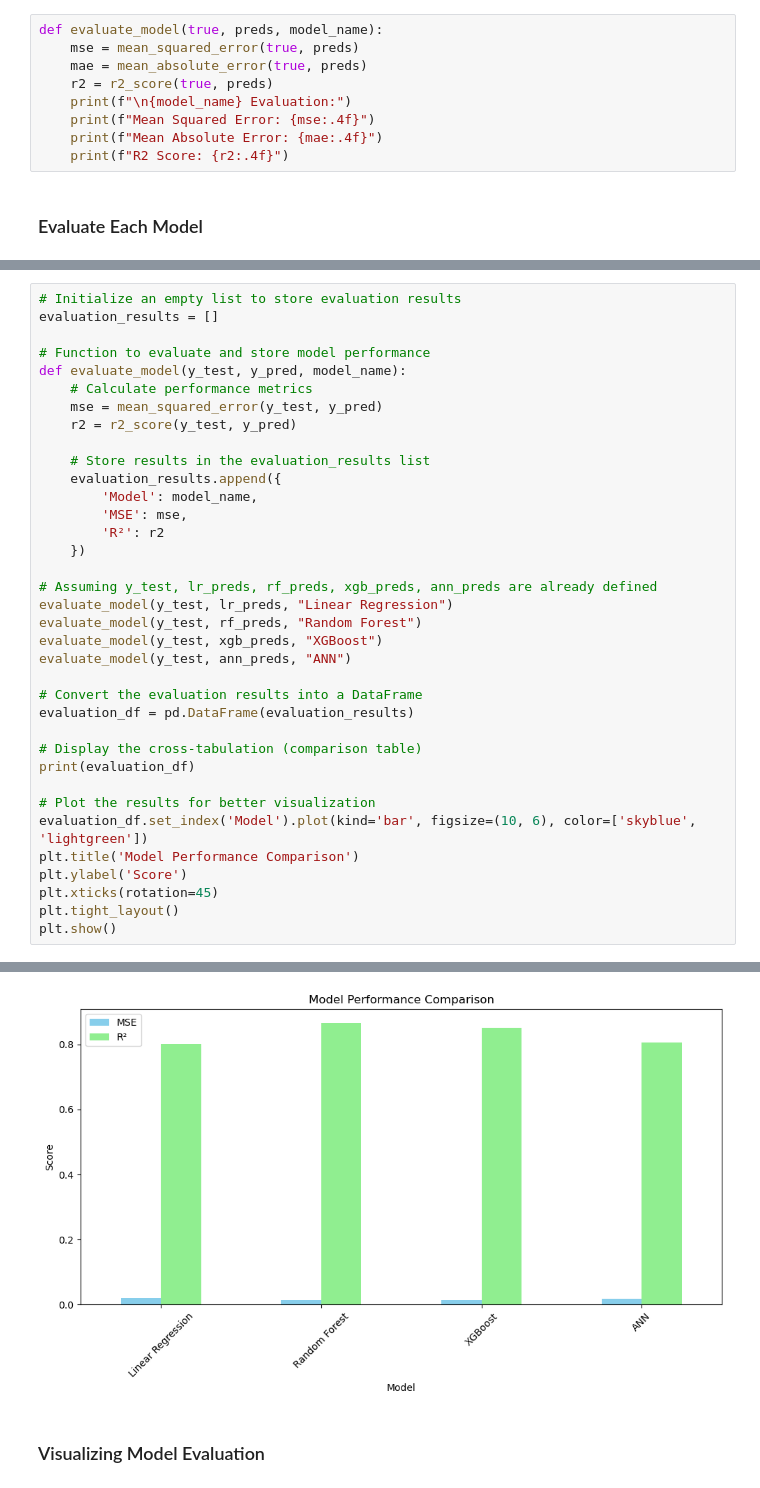
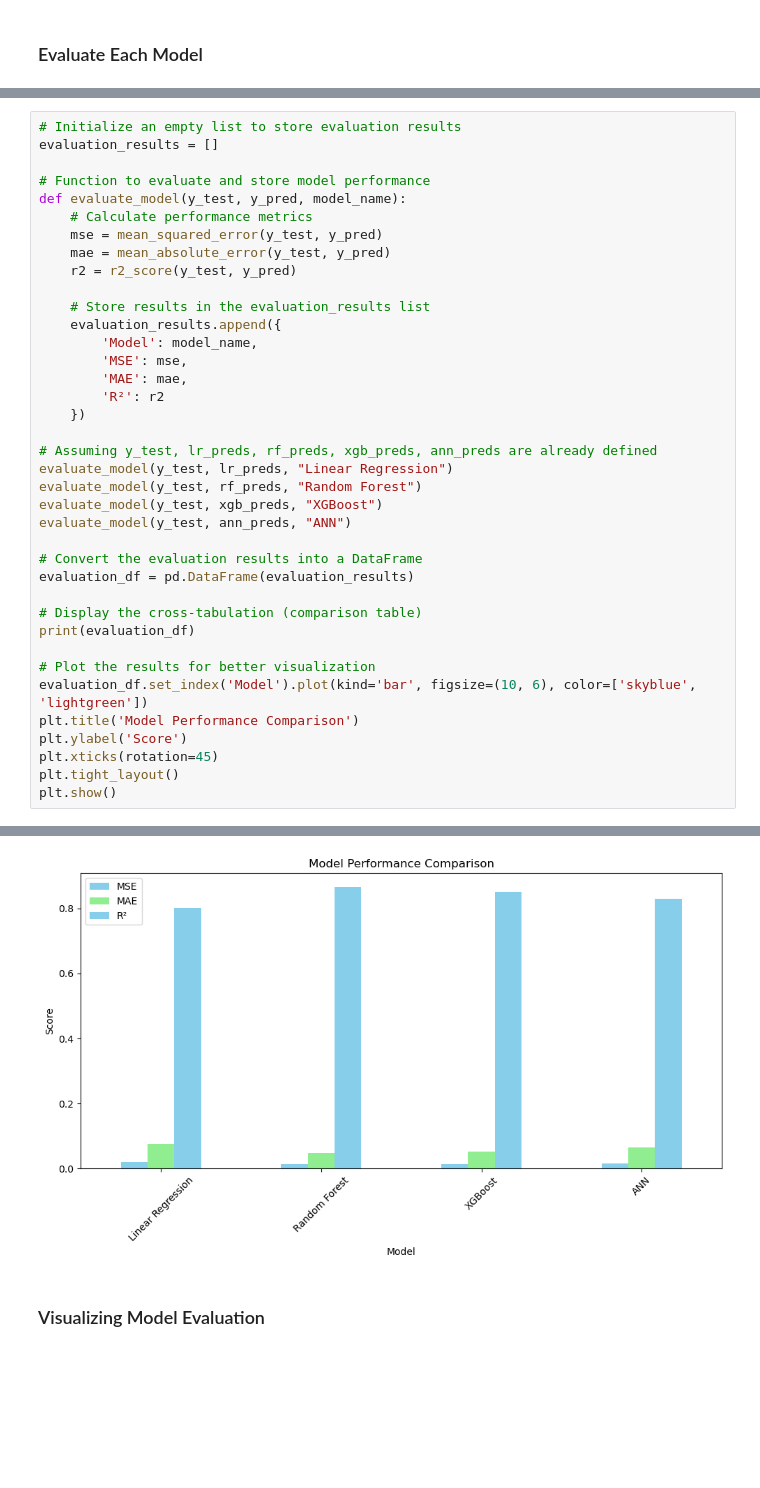
Before and after one commit to tinolinton/Yield-Predictive-Model, a Jupyter notebook: models.ipynb, the cells around one changed output, grey strips where cells are left out. Cells and saved outputs as stored; diff of their text form; blank space fills up the shorter version.

```diff
--- a/models.ipynb
+++ b/models.ipynb
@@ -353,13 +353,4 @@ ann_preds = ann_model.predict(X_test).flatten()
 # %% [markdown]
 ## Model Evaluation
-# %%
-def evaluate_model(true, preds, model_name):
-    mse = mean_squared_error(true, preds)
-    mae = mean_absolute_error(true, preds)
-    r2 = r2_score(true, preds)
-    print(f"\n{model_name} Evaluation:")
-    print(f"Mean Squared Error: {mse:.4f}")
-    print(f"Mean Absolute Error: {mae:.4f}")
-    print(f"R2 Score: {r2:.4f}")
 # %% [markdown]
 ### Evaluate Each Model
@@ -396,12 +362,14 @@ evaluation_results = []
 def evaluate_model(y_test, y_pred, model_name):
     # Calculate performance metrics
     mse = mean_squared_error(y_test, y_pred)
+    mae = mean_absolute_error(y_test, y_pred)
     r2 = r2_score(y_test, y_pred)
 
     # Store results in the evaluation_results list
     evaluation_results.append({
         'Model': model_name,
         'MSE': mse,
+        'MAE': mae,
         'R²': r2
     })
 
@@ -433,4 +401,4 @@ plt.show()
-[figure, old version]
+[figure, new version]
 # %% [markdown]
 ### Visualizing Model Evaluation
 # %%
```
Also changed, not shown: parts of 6 cells of this notebook, 7 other files.
